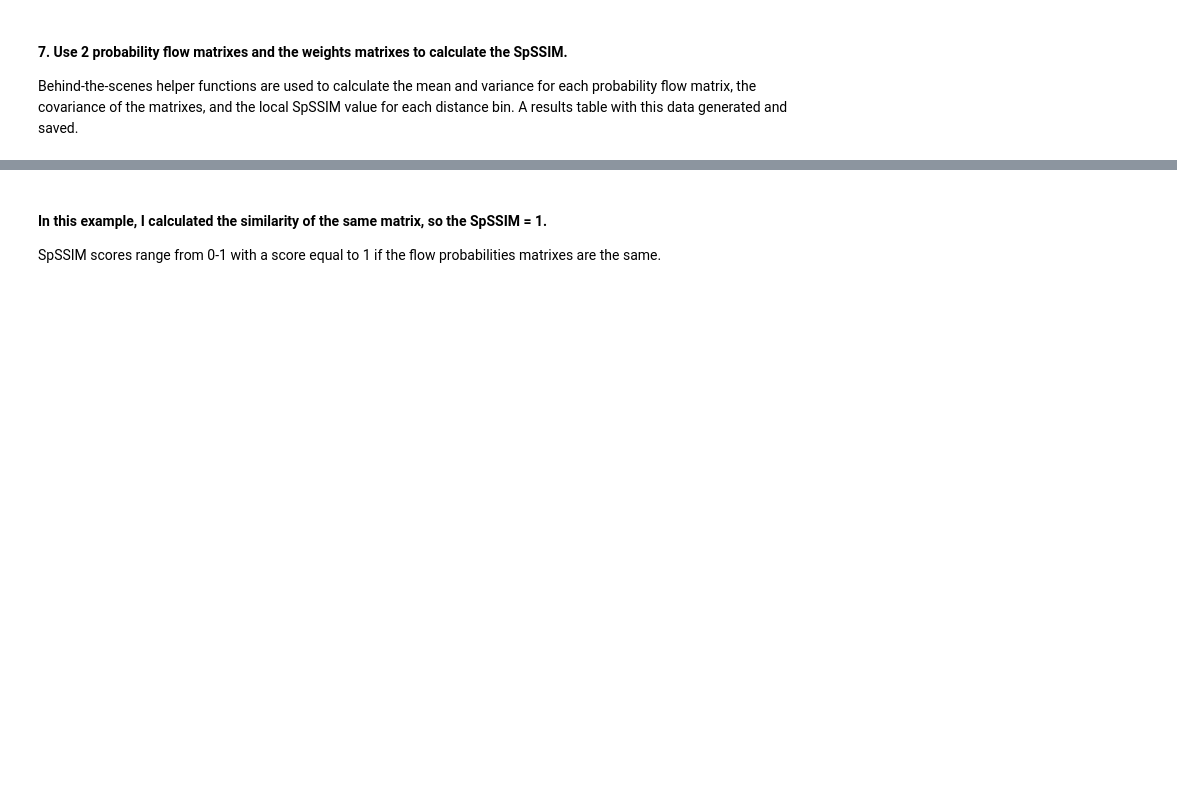
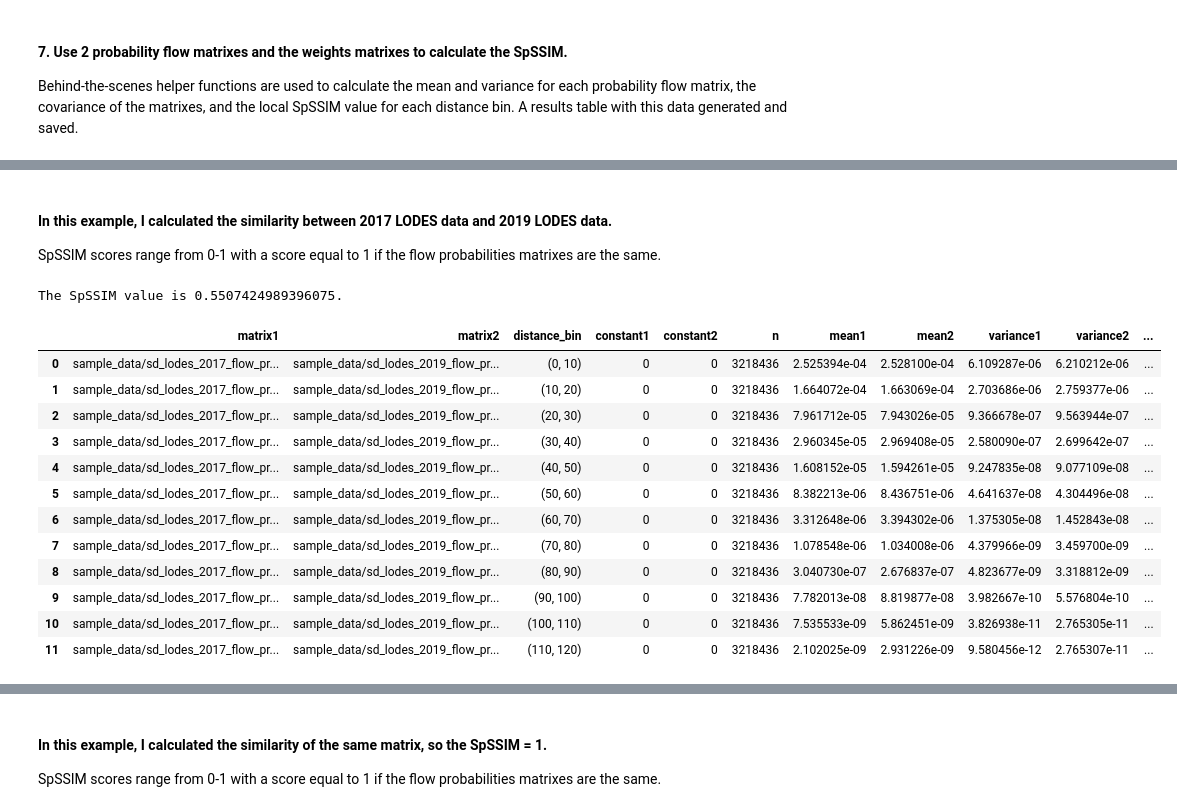
Before and after one commit to jlembury/spssim_analysis, a Jupyter notebook: spssim_analysis_walkthrough.ipynb, the cells around one changed output, grey strips where cells are left out. Saved outputs shown, nothing was run; the diff lists cells and outputs as text; code cells hidden in the pictures; blank space fills up the shorter version.

```diff
--- a/spssim_analysis_walkthrough.ipynb
+++ b/spssim_analysis_walkthrough.ipynb
@@ -117,0 +139,21 @@ spssim, results = calc_global_spssim(flow_probs_matrix_csv, flow_probs_matrix_cs
+# %% [markdown]
+#### In this example, I calculated the similarity between 2017 LODES data and 2019 LODES data.
+SpSSIM scores range from 0-1 with a score equal to 1 if the flow probabilities matrixes are the same.
+# %%
+print('The SpSSIM value is {}.'.format(spssim))
+results
+# %% [output]
+The SpSSIM value is 0.5507424989396075.
+|  | matrix1 | matrix2 | distance_bin | constant1 | constant2 | n | mean1 | mean2 | variance1 | variance2 | ... |
+| 0 | sample_data/sd_lodes_2017_flow_pr... | sample_data/sd_lodes_2019_flow_pr... | (0, 10) | 0 | 0 | 3218436 | 2.525394e-04 | 2.528100e-04 | 6.109287e-06 | 6.210212e-06 | ... |
+| 1 | sample_data/sd_lodes_2017_flow_pr... | sample_data/sd_lodes_2019_flow_pr... | (10, 20) | 0 | 0 | 3218436 | 1.664072e-04 | 1.663069e-04 | 2.703686e-06 | 2.759377e-06 | ... |
+| 2 | sample_data/sd_lodes_2017_flow_pr... | sample_data/sd_lodes_2019_flow_pr... | (20, 30) | 0 | 0 | 3218436 | 7.961712e-05 | 7.943026e-05 | 9.366678e-07 | 9.563944e-07 | ... |
+| 3 | sample_data/sd_lodes_2017_flow_pr... | sample_data/sd_lodes_2019_flow_pr... | (30, 40) | 0 | 0 | 3218436 | 2.960345e-05 | 2.969408e-05 | 2.580090e-07 | 2.699642e-07 | ... |
+| 4 | sample_data/sd_lodes_2017_flow_pr... | sample_data/sd_lodes_2019_flow_pr... | (40, 50) | 0 | 0 | 3218436 | 1.608152e-05 | 1.594261e-05 | 9.247835e-08 | 9.077109e-08 | ... |
+| 5 | sample_data/sd_lodes_2017_flow_pr... | sample_data/sd_lodes_2019_flow_pr... | (50, 60) | 0 | 0 | 3218436 | 8.382213e-06 | 8.436751e-06 | 4.641637e-08 | 4.304496e-08 | ... |
+| 6 | sample_data/sd_lodes_2017_flow_pr... | sample_data/sd_lodes_2019_flow_pr... | (60, 70) | 0 | 0 | 3218436 | 3.312648e-06 | 3.394302e-06 | 1.375305e-08 | 1.452843e-08 | ... |
+| 7 | sample_data/sd_lodes_2017_flow_pr... | sample_data/sd_lodes_2019_flow_pr... | (70, 80) | 0 | 0 | 3218436 | 1.078548e-06 | 1.034008e-06 | 4.379966e-09 | 3.459700e-09 | ... |
+| 8 | sample_data/sd_lodes_2017_flow_pr... | sample_data/sd_lodes_2019_flow_pr... | (80, 90) | 0 | 0 | 3218436 | 3.040730e-07 | 2.676837e-07 | 4.823677e-09 | 3.318812e-09 | ... |
+| 9 | sample_data/sd_lodes_2017_flow_pr... | sample_data/sd_lodes_2019_flow_pr... | (90, 100) | 0 | 0 | 3218436 | 7.782013e-08 | 8.819877e-08 | 3.982667e-10 | 5.576804e-10 | ... |
+| 10 | sample_data/sd_lodes_2017_flow_pr... | sample_data/sd_lodes_2019_flow_pr... | (100, 110) | 0 | 0 | 3218436 | 7.535533e-09 | 5.862451e-09 | 3.826938e-11 | 2.765305e-11 | ... |
+| 11 | sample_data/sd_lodes_2017_flow_pr... | sample_data/sd_lodes_2019_flow_pr... | (110, 120) | 0 | 0 | 3218436 | 2.102025e-09 | 2.931226e-09 | 9.580456e-12 | 2.765307e-11 | ... |
```
Also changed, not shown: parts of 17 cells of this notebook, 30 other files.
